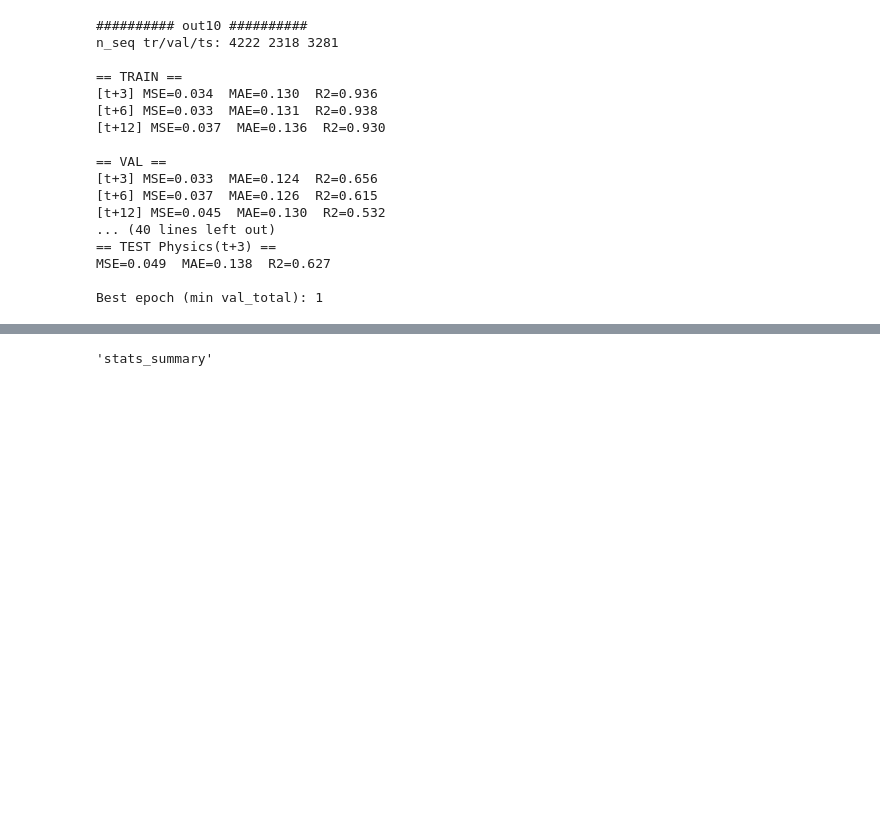
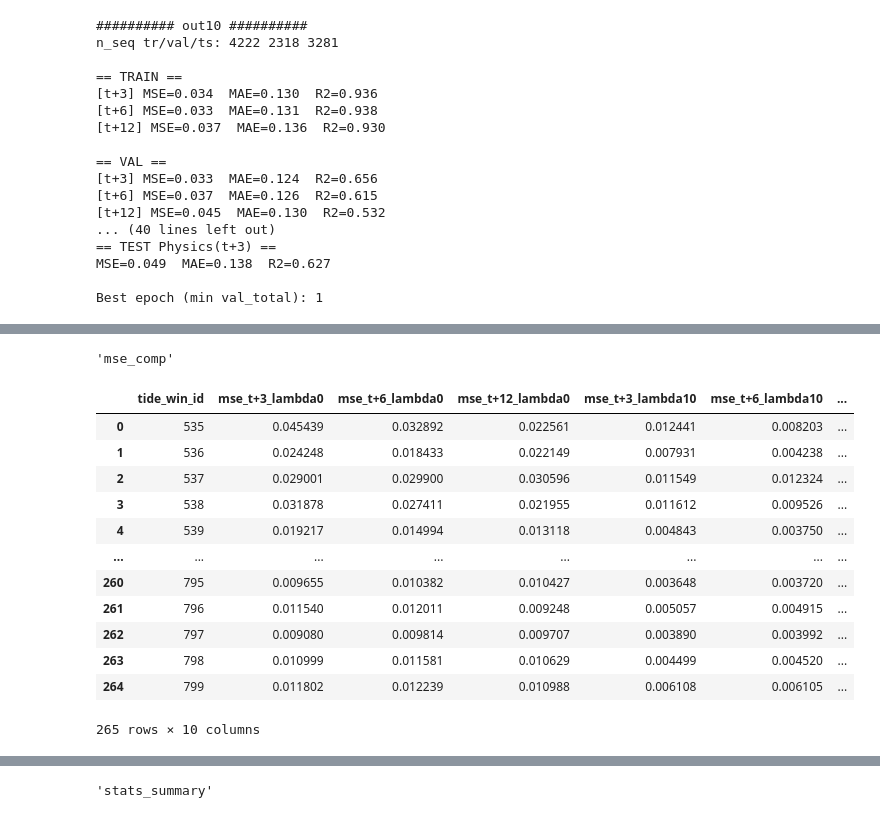
Before and after one commit to changyeon99/DomainGeneralization, a Jupyter notebook: Alpha.ipynb, the cells around one changed output, grey strips where cells are left out. Cells and saved outputs as stored; diff of their text form; code cells hidden in the pictures; blank space fills up the shorter version.

```diff
--- a/Alpha.ipynb
+++ b/Alpha.ipynb
@@ -2381,0 +2512,28 @@ display('pred0_ts',  pred0_ts)
+# %%
+mse_comp_by_lambda = win_mse_wide_0.merge(win_mse_wide_10, on='tide_win_id')
+mse_comp_by_lambda
+
+mse_comp = mse_comp_by_lambda.copy()
+# (권장) 인덱스 컬럼처럼 보이는 'horizon' 제거
+if 'horizon' in mse_comp.columns:
+    mse_comp = mse_comp.drop(columns=['horizon'])
+
+for h in [3, 6, 12]:
+    mse_comp[f'delta_mse_t+{h}'] = mse_comp[f'mse_t+{h}_lambda0'] - mse_comp[f'mse_t+{h}_lambda10']
+
+display('mse_comp', mse_comp)
+# %% [output]
+'mse_comp'
+|  | tide_win_id | mse_t+3_lambda0 | mse_t+6_lambda0 | mse_t+12_lambda0 | mse_t+3_lambda10 | mse_t+6_lambda10 | ... |
+| 0 | 535 | 0.045439 | 0.032892 | 0.022561 | 0.012441 | 0.008203 | ... |
+| 1 | 536 | 0.024248 | 0.018433 | 0.022149 | 0.007931 | 0.004238 | ... |
+| 2 | 537 | 0.029001 | 0.029900 | 0.030596 | 0.011549 | 0.012324 | ... |
+| 3 | 538 | 0.031878 | 0.027411 | 0.021955 | 0.011612 | 0.009526 | ... |
+| 4 | 539 | 0.019217 | 0.014994 | 0.013118 | 0.004843 | 0.003750 | ... |
+| ... | ... | ... | ... | ... | ... | ... | ... |
+| 260 | 795 | 0.009655 | 0.010382 | 0.010427 | 0.003648 | 0.003720 | ... |
+| 261 | 796 | 0.011540 | 0.012011 | 0.009248 | 0.005057 | 0.004915 | ... |
+| 262 | 797 | 0.009080 | 0.009814 | 0.009707 | 0.003890 | 0.003992 | ... |
+| 263 | 798 | 0.010999 | 0.011581 | 0.010629 | 0.004499 | 0.004520 | ... |
+| 264 | 799 | 0.011802 | 0.012239 | 0.010988 | 0.006108 | 0.006105 | ... |
+265 rows × 10 columns
```
Also changed, not shown: parts of 9 cells of this notebook.
